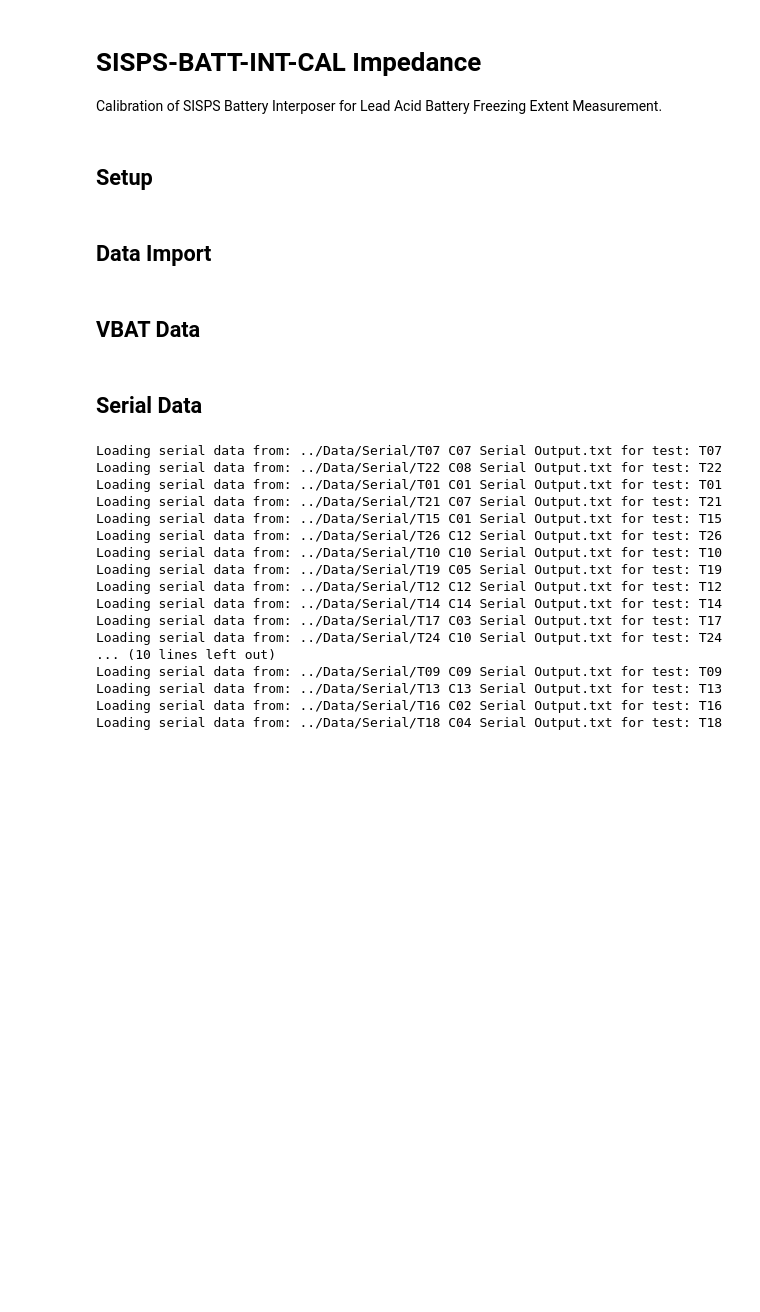
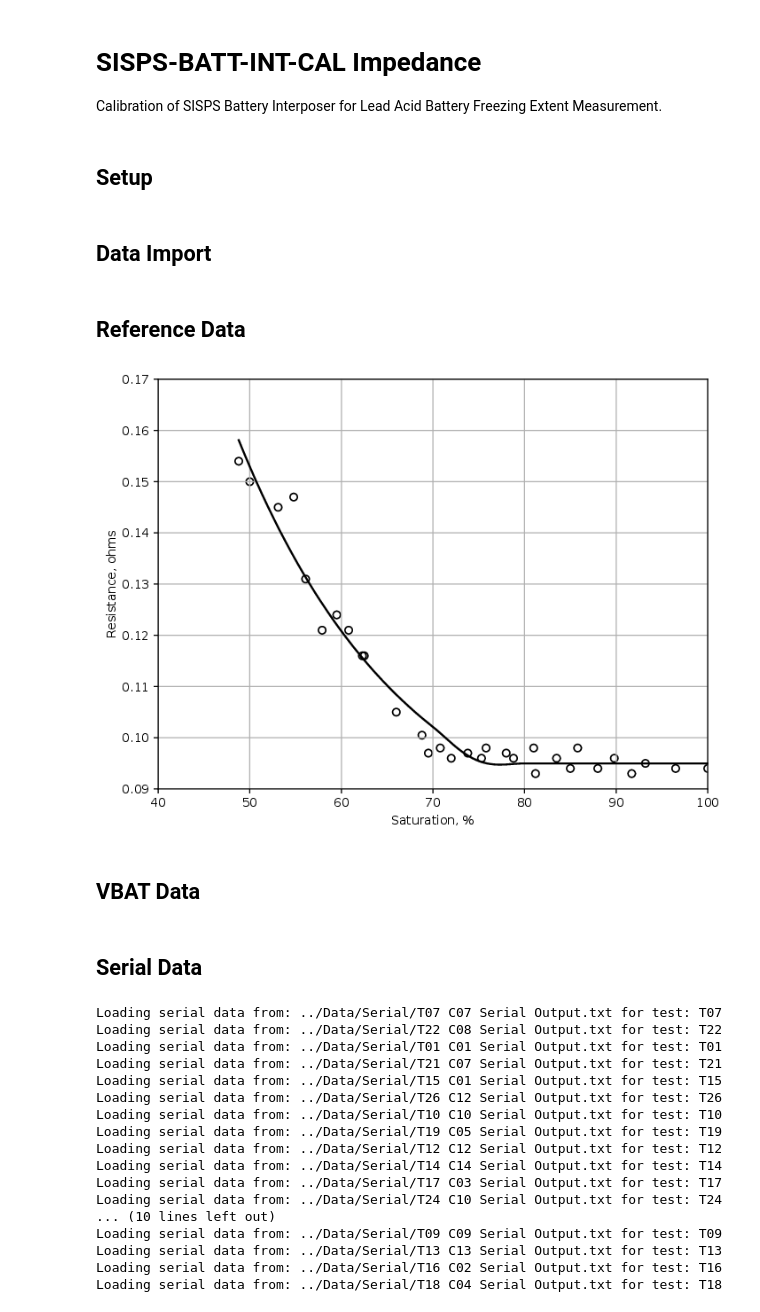
Before and after one commit to LawrenceStanton/SISPS-BATT-INT-CAL, a Jupyter notebook: Notebook/Impedance.ipynb, the cells around one changed output. Saved outputs shown, nothing was run; the diff lists cells and outputs as text; code cells hidden in the pictures; blank space fills up the shorter version.

Commit message:
Add basic plots comparing freezing extent to saturation trends.

```diff
--- a/Notebook/Impedance.ipynb
+++ b/Notebook/Impedance.ipynb
@@ -32,6 +32,68 @@ plt.rcParams.update(
 # %%
 SERIAL_DATA_PATH = "../Data/Serial"
 VBATT_DATA_PATH = "../Data/VBATT"
+
+REFERENCE_SATURATION_DATA = "../Data/CrouchReitz.csv"
+# %% [markdown]
+## Reference Data
+# %%
+def load_reference_saturation_data(path: str) -> pd.DataFrame:
+    """
+    Load the reference saturation data from a CSV file.
+
+    Args:
+            path (str): The path to the CSV file.
+
+    Returns:
+            pd.DataFrame: The loaded reference saturation data.
+    """
+    return pd.read_csv(path)
+
+
+saturation_data = load_reference_saturation_data(REFERENCE_SATURATION_DATA)
+# %%
+def plot_saturation_data(saturation_data: pd.DataFrame) -> Figure:
+    from scipy.optimize import curve_fit
+
+    x = saturation_data["Saturation"].to_numpy(float)
+    y = saturation_data["Cell Resistance"].to_numpy(float)
+    x0, threshold = x.min(), 80.0
+    curve = lambda x, amplitude, rate, asymptote: asymptote + amplitude * np.exp(
+        -rate * (x - x0)
+    )
+    fit = x < threshold
+    parameters, _ = curve_fit(
+        curve,
+        x[fit],
+        y[fit],
+        p0=(0.08, 0.1, 0.09),
+        bounds=([0.0, 0.0, 0.0], [np.inf, np.inf, y[fit].min()]),
+    )
+    constant = y[~fit].mean()
+    transition = 70.0
+
+    def trend(x):
+        weight = np.clip((x - transition) / (threshold - transition), 0.0, 1.0)
+        weight = weight * weight * (3.0 - 2.0 * weight)
+        return (1.0 - weight) * curve(x, *parameters) + weight * constant
+
+    x_fit = np.linspace(x0, 100.0, 400)
+    fig, ax = plt.subplots(figsize=(8, 6))
+    ax.scatter(x, y, marker="o", facecolors="none", edgecolors="black")
+    ax.plot(x_fit, trend(x_fit), color="black")
+    ax.set(
+        xlabel="Saturation, %",
+        ylabel="Resistance, ohms",
+        xlim=(40, 100),
+        ylim=(0.09, 0.17),
+    )
+    ax.grid()
+    return fig
+
+
+plot_saturation_data(saturation_data)
+# %% [output]
+[figure, added]
 # %% [markdown]
 ## VBAT Data
 # %%
```
Also changed, not shown: parts of 8 cells of this notebook, 21 other files.
